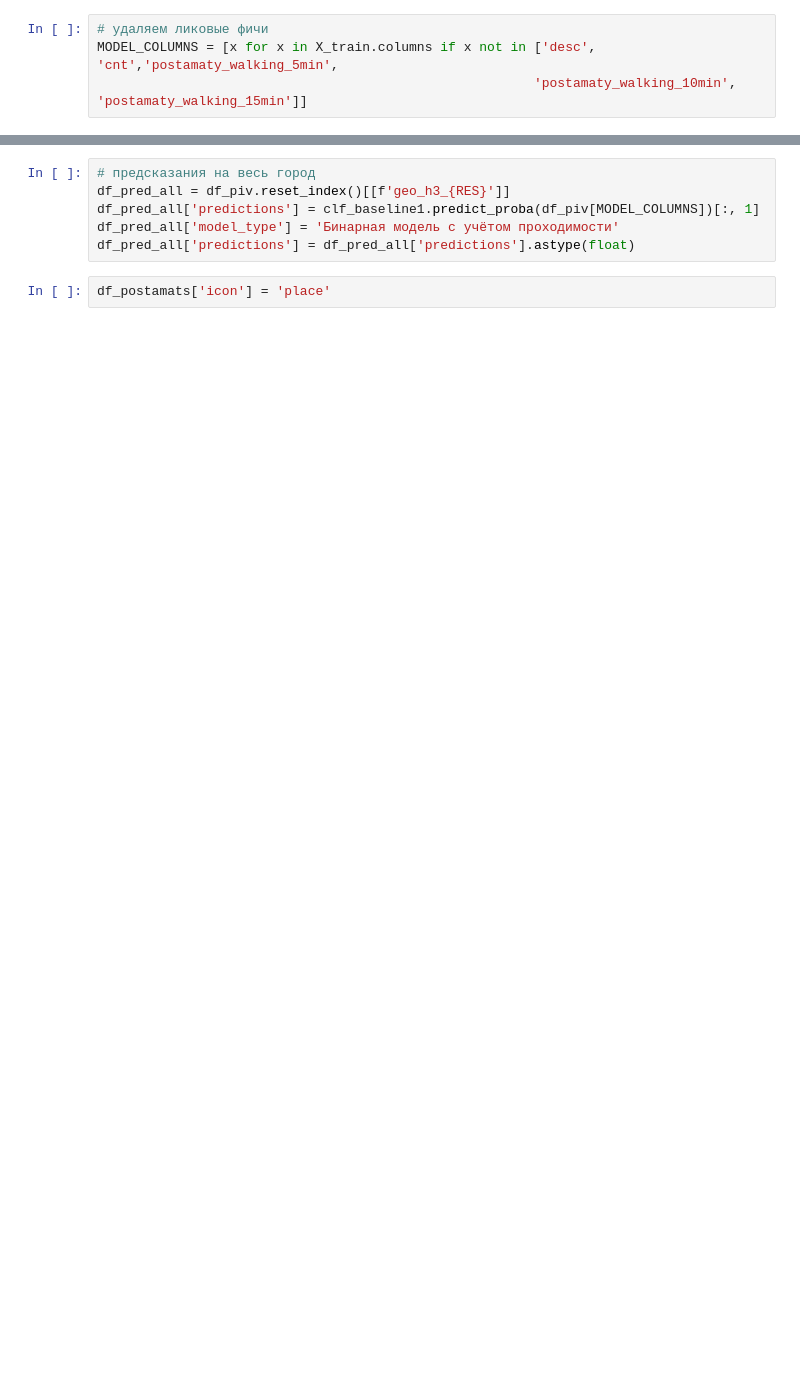
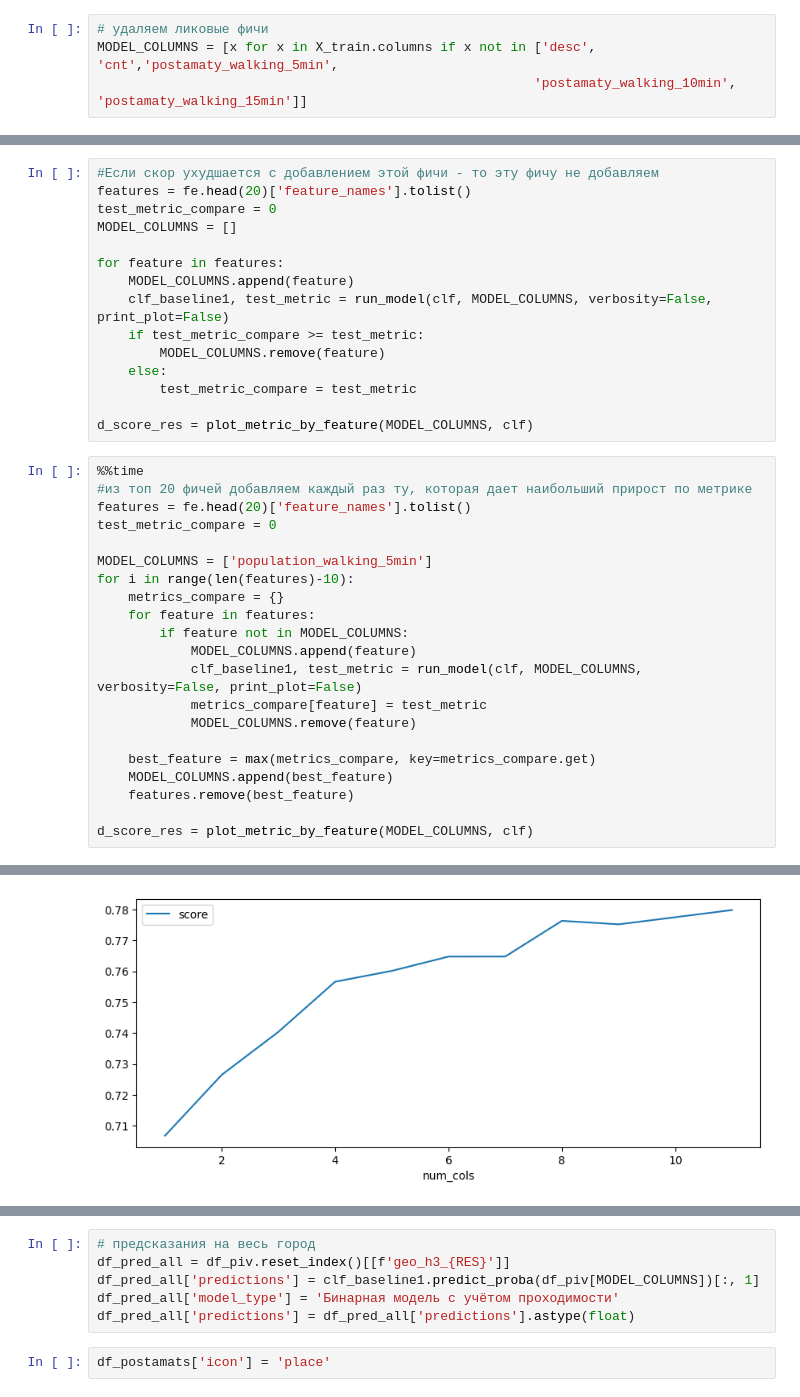
Before and after one commit to GavrilinEugene/postamat_recomendation_system, a Jupyter notebook: notebooks/model_rnd.ipynb, the cells around one changed output, grey strips where cells are left out. Cells and saved outputs as stored; diff of their text form; blank space fills up the shorter version.

```diff
--- a/notebooks/model_rnd.ipynb
+++ b/notebooks/model_rnd.ipynb
@@ -178,0 +214,37 @@ fe.head(20)
+# %%
+#Если скор ухудшается с добавлением этой фичи - то эту фичу не добавляем
+features = fe.head(20)['feature_names'].tolist()
+test_metric_compare = 0
+MODEL_COLUMNS = []
+
+for feature in features:
+    MODEL_COLUMNS.append(feature)
+    clf_baseline1, test_metric = run_model(clf, MODEL_COLUMNS, verbosity=False, print_plot=False)
+    if test_metric_compare >= test_metric:
+        MODEL_COLUMNS.remove(feature)
+    else:
+        test_metric_compare = test_metric
+
+d_score_res = plot_metric_by_feature(MODEL_COLUMNS, clf)
+# %%
+%%time
+#из топ 20 фичей добавляем каждый раз ту, которая дает наибольший прирост по метрике
+features = fe.head(20)['feature_names'].tolist()
+test_metric_compare = 0
+
+MODEL_COLUMNS = ['population_walking_5min']
+for i in range(len(features)-10):
+    metrics_compare = {}
+    for feature in features:
+        if feature not in MODEL_COLUMNS:
+            MODEL_COLUMNS.append(feature)
+            clf_baseline1, test_metric = run_model(clf, MODEL_COLUMNS, verbosity=False, print_plot=False)
+            metrics_compare[feature] = test_metric
+            MODEL_COLUMNS.remove(feature)
+
+    best_feature = max(metrics_compare, key=metrics_compare.get)
+    MODEL_COLUMNS.append(best_feature)
+    features.remove(best_feature)
+
+d_score_res = plot_metric_by_feature(MODEL_COLUMNS, clf)
+# %% [output]
@@ -178,0 +253 @@ fe.head(20)
+[figure, added]
```
Also changed, not shown: parts of 33 cells of this notebook.
